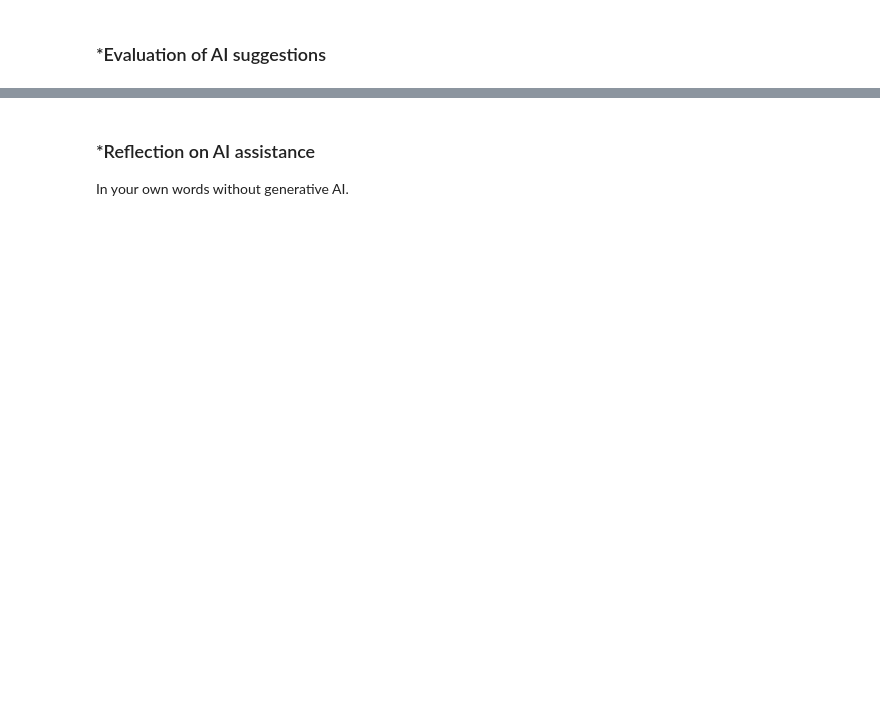
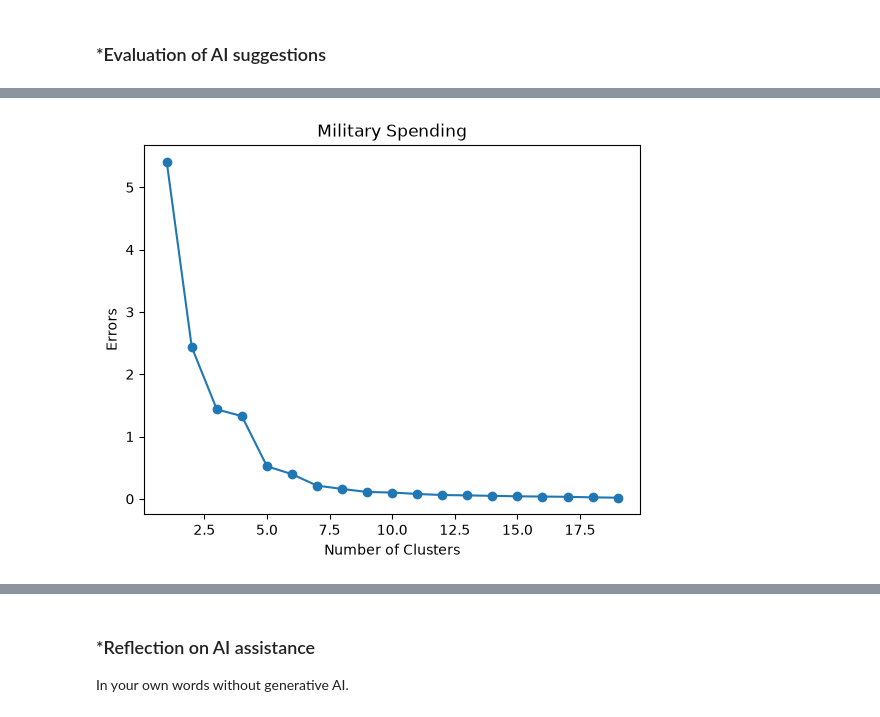
Before and after one commit to KevinT135/A04-clustering, a Jupyter notebook: notebook.ipynb, the cells around one changed output, grey strips where cells are left out. Cells and saved outputs as stored; diff of their text form; code cells hidden in the pictures; blank space fills up the shorter version.

```diff
--- a/notebook.ipynb
+++ b/notebook.ipynb
@@ -411,0 +448,9 @@ After the evaluation of AI suggestions, incorporate the accepted revisions into
+# %%
+#Q2.1 Revised
+import pandas as pd
+df = pd.read_csv("data/SIPRI Military Expenditure Database.csv")
+#added copy
+df_2020 = df[df["Year"] == 2020].copy()
+cleaned = df_2020.dropna()
+cleaned = cleaned.drop(columns=["index"])
+cleaned
@@ -411,0 +471,91 @@ After the evaluation of AI suggestions, incorporate the accepted revisions into
+# %%
+#Q2.2 - 2.4 Revised (Changes 3 and 4)
+from sklearn.cluster import KMeans
+import matplotlib.pyplot as plt
+import seaborn as sns
+from IPython.display import display
+
+# CHANGE 4: Reusable function for clustering
+def cluster_data(spending, k):
+    normalized = (spending - spending.min()) / (spending.max() - spending.min())
+
+    errors = []
+    for i in range(1, 20):
+        model = KMeans(n_clusters=i, random_state=1)
+        model.fit(normalized)
+        errors.append(model.inertia_)
+
+    plt.plot(range(1, 20), errors, marker='o')
+    plt.xlabel("Number of Clusters")
+    plt.ylabel("Errors")
+    plt.title("Military Spending")
+    plt.show()
+
+    model = KMeans(n_clusters=k, random_state=1)
+    model.fit(normalized)
+
+    return model.labels_
+
+
+# Q2.2
+spending = cleaned[["Spending (2020 USD)", "Spending per Capita"]]
+
+#CHANGE 3: new cluster column name to avoid overwriting previous clusters
+cleaned["cluster_2"] = cluster_data(spending, 5)
+
+sns.scatterplot(
+    data=cleaned,
+    x="Spending (2020 USD)",
+    y="Spending per Capita",
+    hue="cluster_2"
+)
+plt.title("Military Spending")
+plt.show()
+
+display(cleaned.groupby("cluster_2").describe())
+
+
+# Q2.3
+spending = cleaned[["Percent of Government Spending", "Percent of GDP"]]
+#CHANGE 3: new cluster column name to avoid overwriting previous clusters
+cleaned["cluster_3"] = cluster_data(spending, 7)
+
+sns.scatterplot(
+    data=cleaned,
+    x="Percent of Government Spending",
+    y="Percent of GDP",
+    hue="cluster_3"
+)
+plt.title("Military Spending relative to Government Spending and GDP")
+plt.show()
+
+display(cleaned.groupby("cluster_3").describe())
+
+
+# Q2.4
+spending = cleaned[["Spending (2020 USD)", "Spending per Capita",
+                    "Percent of Government Spending", "Percent of GDP"]]
+#CHANGE 3: new cluster column name to avoid overwriting previous clusters
+cleaned["cluster_4"] = cluster_data(spending, 8)
+
+sns.scatterplot(
+    data=cleaned,
+    x="Percent of Government Spending",
+    y="Percent of GDP",
+    hue="cluster_4"
+)
+plt.title("Military Spending relative to Government Spending and GDP")
+plt.show()
+
+sns.scatterplot(
+    data=cleaned,
+    x="Spending (2020 USD)",
+    y="Spending per Capita",
+    hue="cluster_4"
+)
+plt.title("Military Spending by Cluster (All Four Variables)")
+plt.show()
+
+display(cleaned.groupby("cluster_4").describe())
+# %% [output]
+[figure, added]
```
Also changed, not shown: parts of 21 cells of this notebook.
